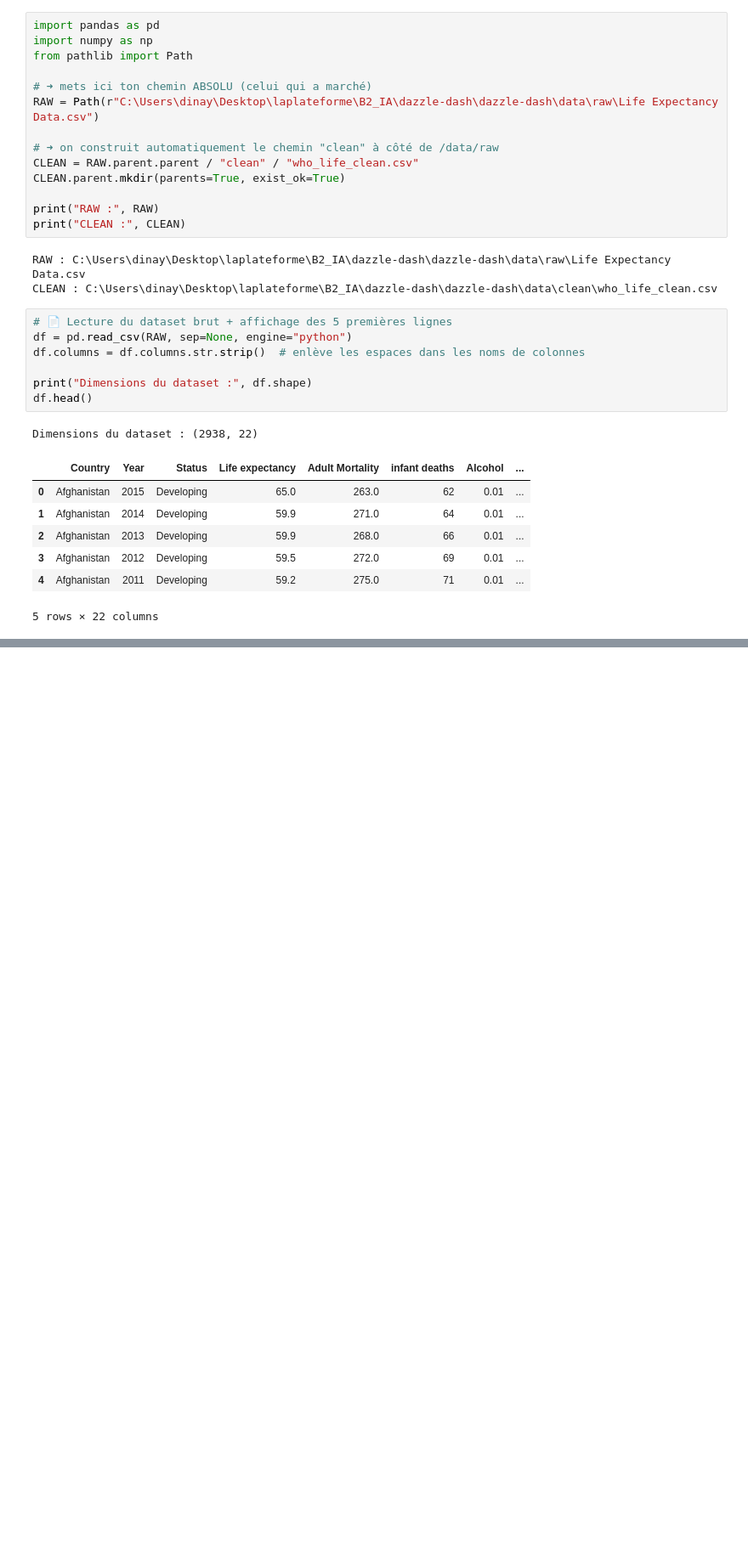
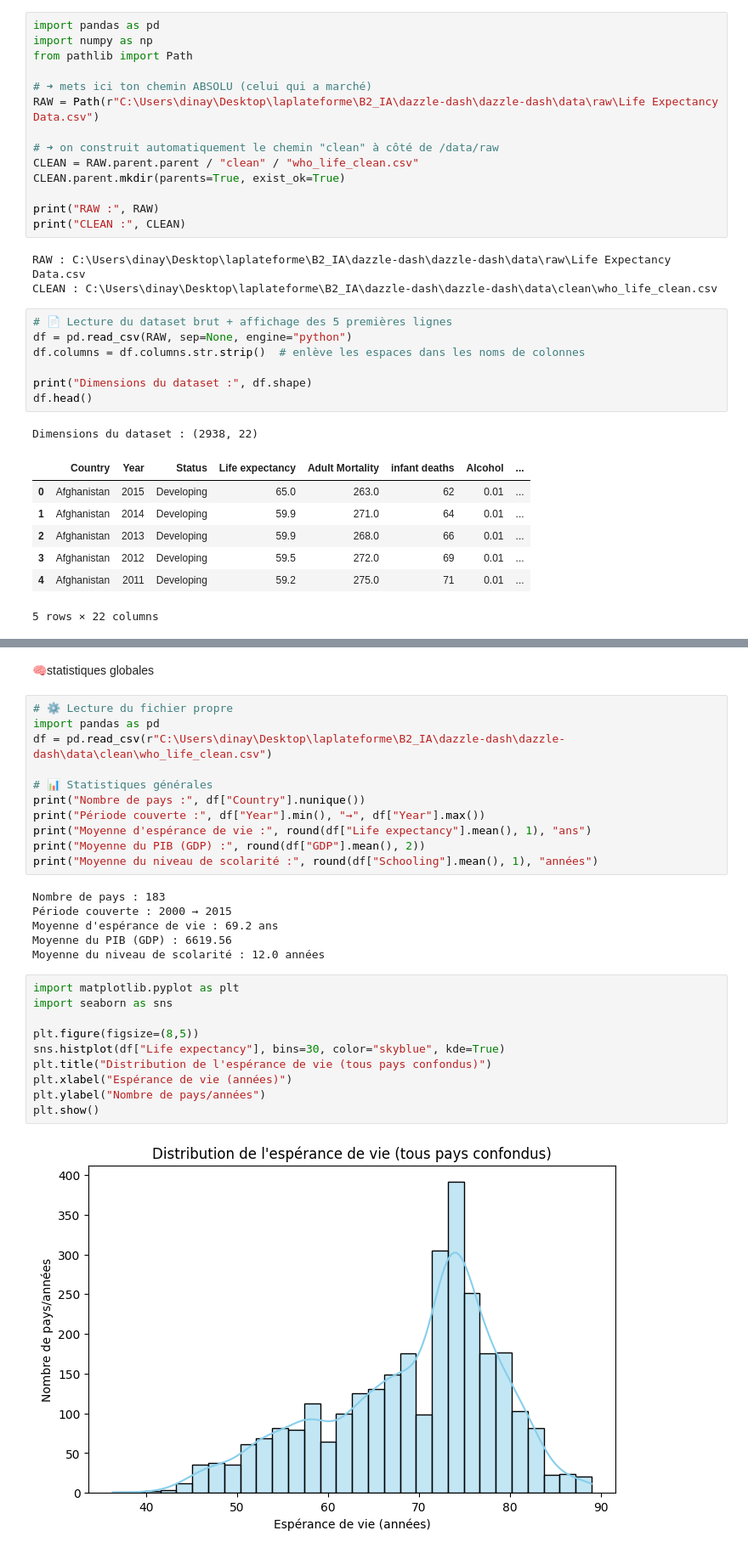
Before and after one commit to dina-yahiaoui/dazzle-dash, a Jupyter notebook: life_expectancy_cleaning.ipynb, the cells around one changed output, grey strips where cells are left out. Shown at 85% size. Drawn from its saved outputs; the diff is of its cells as text; blank space fills up the shorter version.

```diff
--- a/life_expectancy_cleaning.ipynb
+++ b/life_expectancy_cleaning.ipynb
@@ -60,0 +182,31 @@ Dimensions du dataset : (2938, 22)
+# %% [markdown]
+🧠statistiques globales
+# %%
+# ⚙️ Lecture du fichier propre
+import pandas as pd
+df = pd.read_csv(r"C:\Users\dinay\Desktop\laplateforme\B2_IA\dazzle-dash\dazzle-dash\data\clean\who_life_clean.csv")
+
+# 📊 Statistiques générales
+print("Nombre de pays :", df["Country"].nunique())
+print("Période couverte :", df["Year"].min(), "→", df["Year"].max())
+print("Moyenne d'espérance de vie :", round(df["Life expectancy"].mean(), 1), "ans")
+print("Moyenne du PIB (GDP) :", round(df["GDP"].mean(), 2))
+print("Moyenne du niveau de scolarité :", round(df["Schooling"].mean(), 1), "années")
+# %% [output]
+Nombre de pays : 183
+Période couverte : 2000 → 2015
+Moyenne d'espérance de vie : 69.2 ans
+Moyenne du PIB (GDP) : 6619.56
+Moyenne du niveau de scolarité : 12.0 années
+# %%
+import matplotlib.pyplot as plt
+import seaborn as sns
+
+plt.figure(figsize=(8,5))
+sns.histplot(df["Life expectancy"], bins=30, color="skyblue", kde=True)
+plt.title("Distribution de l'espérance de vie (tous pays confondus)")
+plt.xlabel("Espérance de vie (années)")
+plt.ylabel("Nombre de pays/années")
+plt.show()
+# %% [output]
+[figure, added]
```
Also changed, not shown: parts of 13 cells of this notebook, 24 other files.
